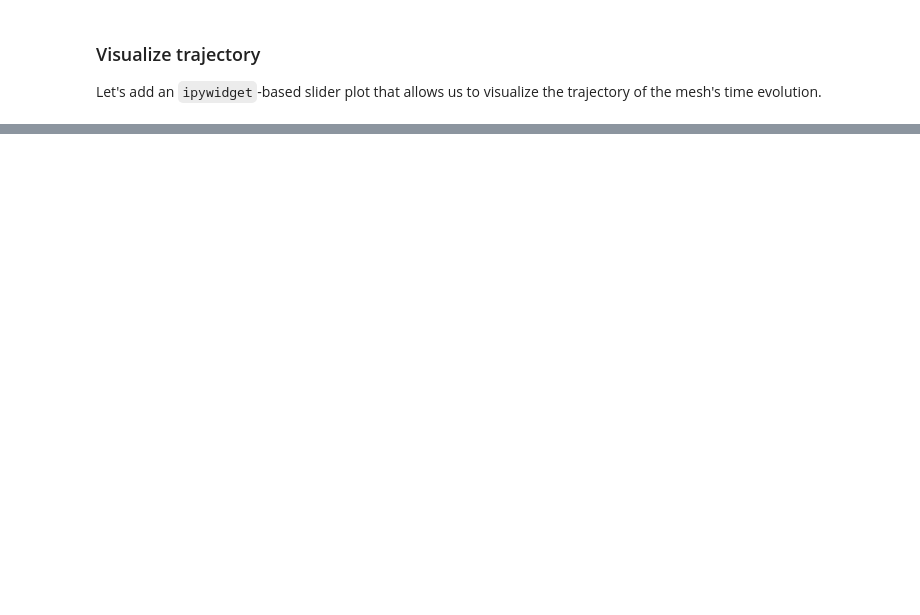
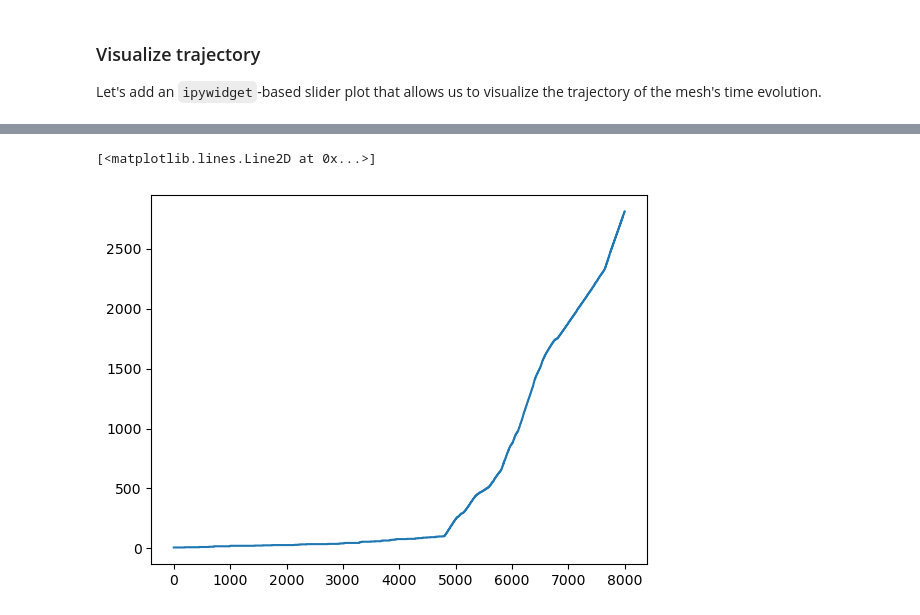
Before and after one commit to nikolas-claussen/triangulax, a Jupyter notebook: nbs/03_area_perimeter_model.ipynb, the cells around one changed output, grey strips where cells are left out. Cells and saved outputs as stored; diff of their text form; code cells hidden in the pictures; blank space fills up the shorter version.

```diff
--- a/nbs/03_area_perimeter_model.ipynb
+++ b/nbs/03_area_perimeter_model.ipynb
@@ -470,0 +544,6 @@ init = (geommesh_sp, hemesh, cooldown_counter_sp, step_times_sp[0], init_solver_
+# %%
+geommesh_sp = msh.set_voronoi_face_positions(geommesh_sp, hemesh)
+geommesh_final = msh.set_voronoi_face_positions(geommesh_final, hemesh_final)
+
+areas = get_cell_area(geommesh_final, hemesh_final)
+edge_lengths = msh.get_signed_dual_he_length(geommesh_final.vertices, geommesh_final.face_positions, hemesh_final)
@@ -498,0 +580,16 @@ We now include rotational diffusion for $\theta_i$ and perform edge flips when V
+# %%
+# minimal example for solving an SDE, from diffrax tutorial
+
+t0, t1 = 0, 3
+dt = 0.05
+y0 = 1.0
+
+args = None
+drift = lambda t, y, args: -y
+diffusion = lambda t, y, args: 0.1 * t
+
+
+brownian_motion =  diffrax.VirtualBrownianTree(t0, t1, tol=1e-3, shape=(), key=jax.random.PRNGKey(0))
+terms = diffrax.MultiTerm(diffrax.ODETerm(drift),  diffrax.ControlTerm(diffusion, brownian_motion))
+solver = diffrax.Euler()
+saveat = diffrax.SaveAt(dense=True)
@@ -498,0 +601,7 @@ We now include rotational diffusion for $\theta_i$ and perform edge flips when V
+# %%
+# stepping thru the solve one-by-one
+state = solver.init(terms, t0, t0+dt, y0, args)
+@jax.jit
+def sde_step():
+    return solver.step(terms, t0, t0+dt, y0, args, state, made_jump=False)
+_ = sde_step()
@@ -502,0 +810,5 @@ Let's add an `ipywidget`-based slider plot that allows us to visualize the traje
+# %%
+plt.plot(jnp.cumsum(flip_counts_sde))
+# %% [output]
+[<matplotlib.lines.Line2D at 0x...>]
+[figure, added]
```
Also changed, not shown: parts of 25 cells of this notebook, 53 other files.
